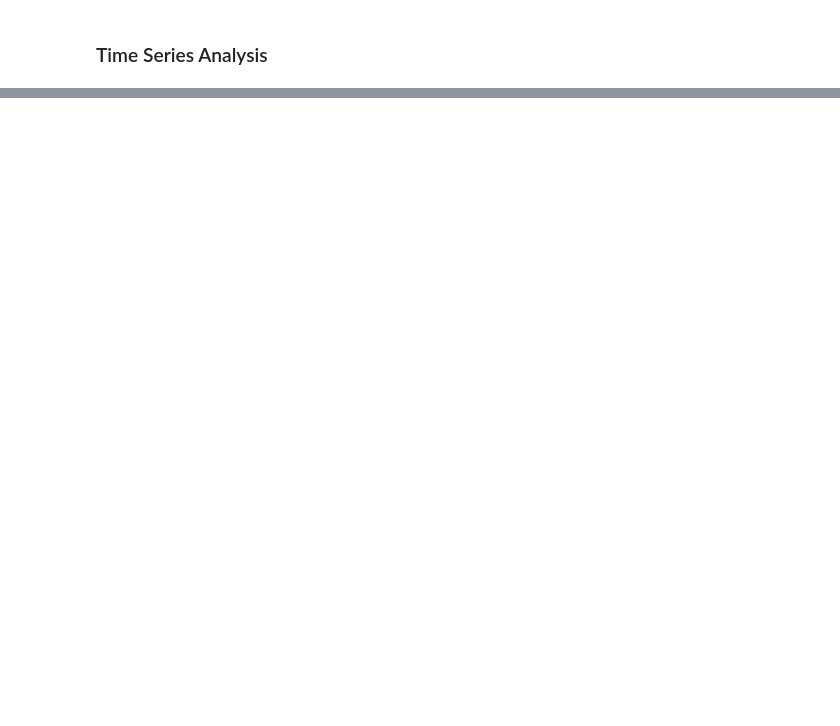
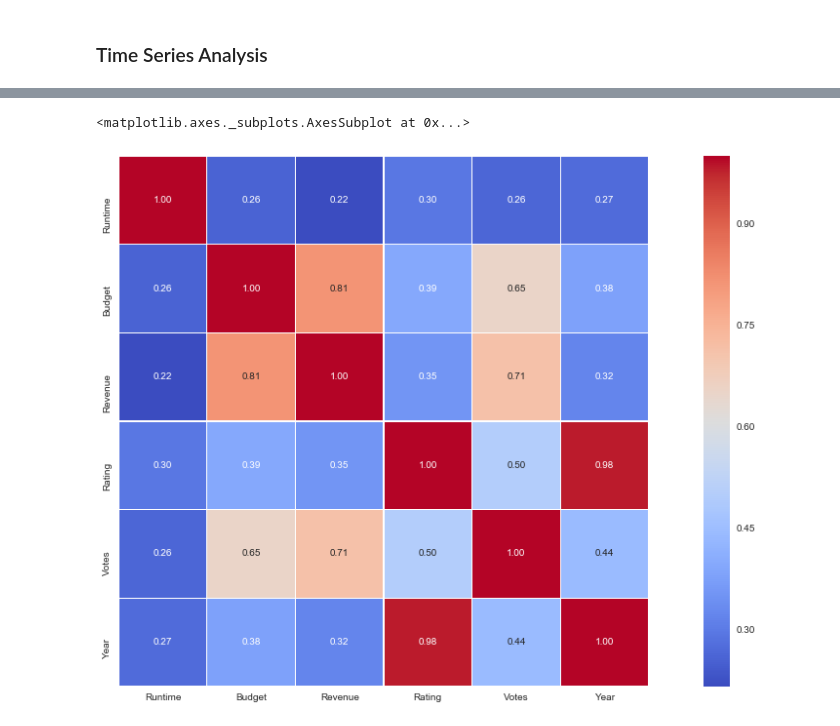
Before and after one commit to cicisongze/Movie_analysis_project, a Jupyter notebook: Data_Visualization.ipynb, the cells around one changed output, grey strips where cells are left out. Saved outputs shown, nothing was run; the diff lists cells and outputs as text; code cells hidden in the pictures; blank space fills up the shorter version.

```diff
--- a/Data_Visualization.ipynb
+++ b/Data_Visualization.ipynb
@@ -209,0 +259,26 @@ df.groupby(['Year'])['Runtime'].mean().plot(title='AvgRuntime')
+# %%
+data= dfruntime
+X_train=data[['Runtime','Budget','Revenue','BoxOffice','Rating','Votes','Year']]
+X_train=X_train.fillna(0)
+X_train['Revenue']=X_train['Revenue'].astype('str')
+X_train['Revenue']= X_train['Revenue'].apply(lambda x:x.replace('$',''))
+X_train['Revenue']= X_train['Revenue'].apply(lambda x:x.replace(',',''))
+X_train['Revenue']=X_train['Revenue'].astype('float')
+
+X_train['Budget']=X_train['Budget'].astype('str')
+X_train['Budget']= X_train['Budget'].apply(lambda x:x.replace('$',''))
+X_train['Budget']= X_train['Budget'].apply(lambda x:x.replace(',',''))
+X_train['Budget']=X_train['Budget'].astype('float')
+X_train
+columns=X_train.columns.tolist()
+# y=X_train['imdb_score']
+# X_train.drop(['imdb_score'],axis=1,inplace=True)
+# X_train[:100]
+# %%
+import seaborn as sns
+corr_mat=X_train.corr(method='pearson')
+plt.figure(figsize=(20,10))
+sns.heatmap(corr_mat,vmax=1,cbar=True,square=True,annot=True,fmt='.2f', annot_kws={'size': 10}, linewidth = 0.1, cmap = 'coolwarm')
+# %% [output]
+<matplotlib.axes._subplots.AxesSubplot at 0x...>
+[figure, added]
```
Also changed, not shown: parts of 12 cells of this notebook.
